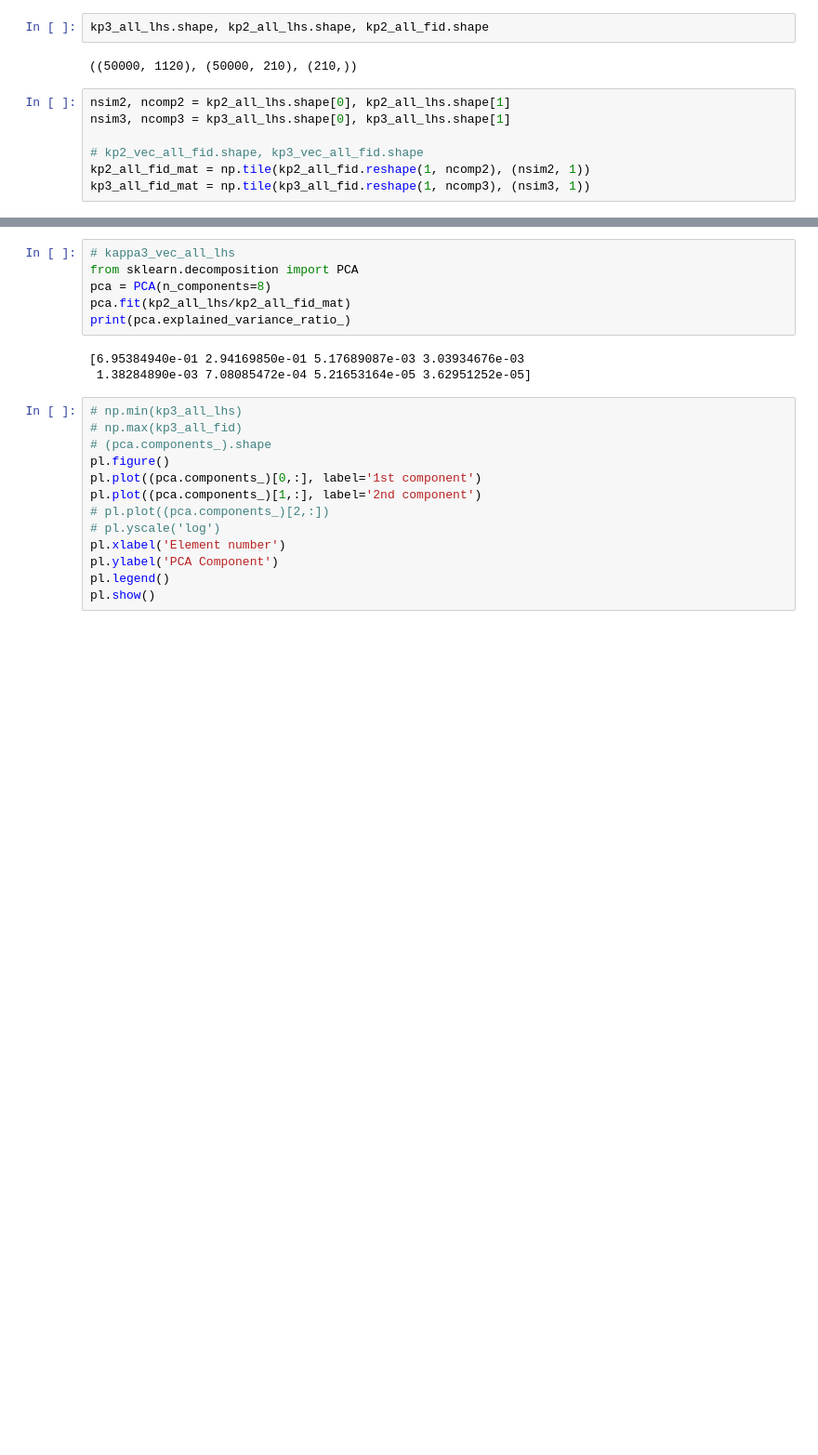
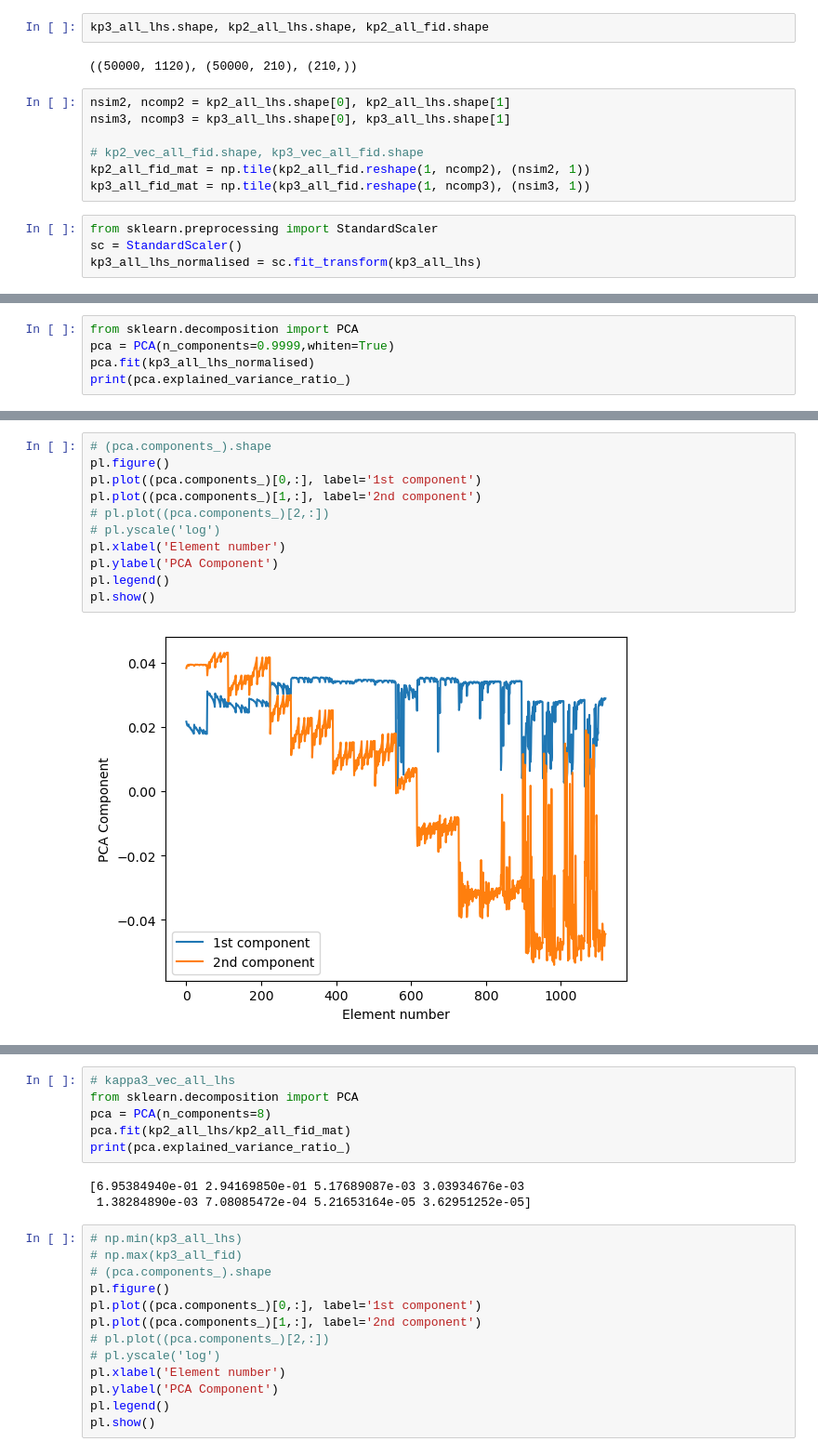
Before and after one commit to des-science/gen_moments, a Jupyter notebook: cosmosis/src/do_pca.ipynb, the cells around one changed output, grey strips where cells are left out. Shown at 93% size. Saved outputs shown, nothing was run; the diff lists cells and outputs as text; blank space fills up the shorter version.

```diff
--- a/cosmosis/src/do_pca.ipynb
+++ b/cosmosis/src/do_pca.ipynb
@@ -101,3 +164,7 @@ nsim3, ncomp3 = kp3_all_lhs.shape[0], kp3_all_lhs.shape[1]
 # kp2_vec_all_fid.shape, kp3_vec_all_fid.shape
 kp2_all_fid_mat = np.tile(kp2_all_fid.reshape(1, ncomp2), (nsim2, 1))
 kp3_all_fid_mat = np.tile(kp3_all_fid.reshape(1, ncomp3), (nsim3, 1))
+# %%
+from sklearn.preprocessing import StandardScaler
+sc = StandardScaler()
+kp3_all_lhs_normalised = sc.fit_transform(kp3_all_lhs)
@@ -103,0 +174,5 @@ kp3_all_fid_mat = np.tile(kp3_all_fid.reshape(1, ncomp3), (nsim3, 1))
+# %%
+from sklearn.decomposition import PCA
+pca = PCA(n_components=0.9999,whiten=True)
+pca.fit(kp3_all_lhs_normalised)
+print(pca.explained_variance_ratio_)
@@ -103,0 +190,13 @@ kp3_all_fid_mat = np.tile(kp3_all_fid.reshape(1, ncomp3), (nsim3, 1))
+# %%
+# (pca.components_).shape
+pl.figure()
+pl.plot((pca.components_)[0,:], label='1st component')
+pl.plot((pca.components_)[1,:], label='2nd component')
+# pl.plot((pca.components_)[2,:])
+# pl.yscale('log')
+pl.xlabel('Element number')
+pl.ylabel('PCA Component')
+pl.legend()
+pl.show()
+# %% [output]
+[figure, added]
```
Also changed, not shown: parts of 9 cells of this notebook, 3 other files.
